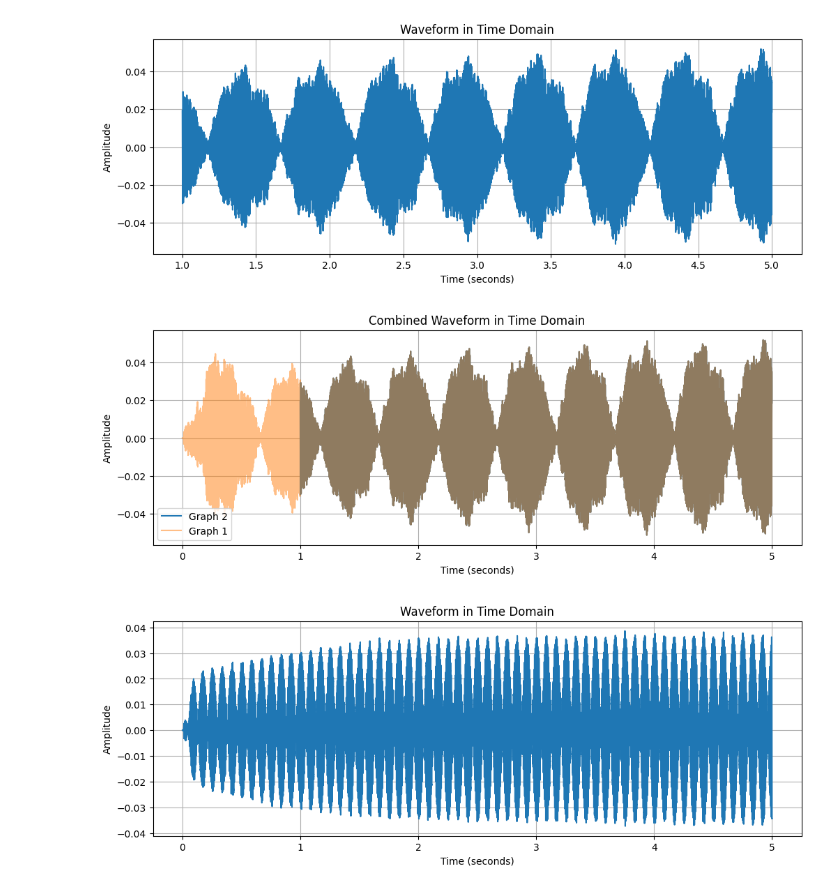
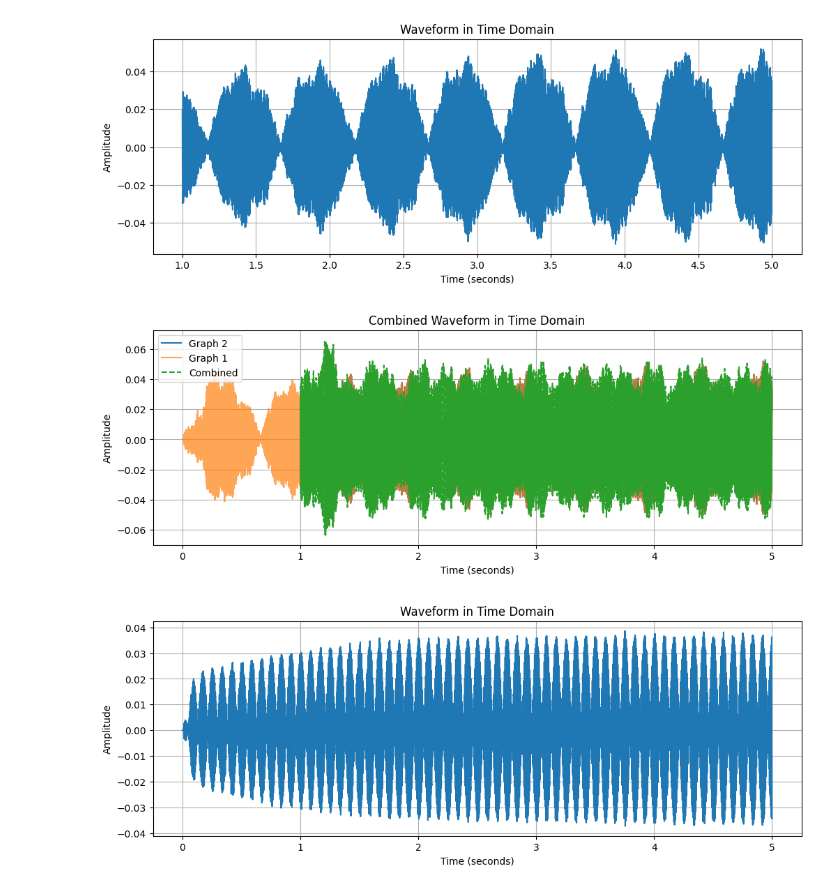
Before and after one commit to Gugo-le/wave-interference, a Jupyter notebook: physics.ipynb, the cells around one changed output. Drawn from its saved outputs; the diff is of its cells as text; code cells hidden in the pictures.

```diff
--- a/physics.ipynb
+++ b/physics.ipynb
@@ -89,61 +113,61 @@ import matplotlib.pyplot as plt
 from pydub import AudioSegment
 import soundfile as sf
 import io
-
-# 소리 파일 읽기 (첫 번째 파일)
-audio_path1 = '/content/sound/delta.m4a'
-audio1 = AudioSegment.from_file(audio_path1, format="m4a")
-
-# 5초까지의 데이터만 사용
-audio1 = audio1[:5000]
-
-# m4a 파일을 WAV로 변환
-wav_data1 = io.BytesIO()
-audio1.export(wav_data1, format="wav")
-wav_data1.seek(0)
-
-# WAV 파일 읽기
-audio_data1, sample_rate1 = sf.read(wav_data1)
-
-# FFT 적용
-fft_result1 = np.fft.fft(audio_data1)
-freqs1 = np.fft.fftfreq(len(fft_result1), 1/sample_rate1)
-
-# time 생성
-time1 = np.arange(0, len(audio_data1)) / sample_rate1
 
 # 소리 파일 읽기 (두 번째 파일)
 audio_path2 = '/content/sound/delta.m4a'
 audio2 = AudioSegment.from_file(audio_path2, format="m4a")
 
 # 1초에서 5초까지의 데이터만 사용
 start_time2 = 1  # 시작 시간 (초)
 end_time2 = 5    # 종료 시간 (초)
 audio2 = audio2[start_time2 * 1000:end_time2 * 1000]
 
 # m4a 파일을 WAV로 변환
 wav_data2 = io.BytesIO()
 audio2.export(wav_data2, format="wav")
 wav_data2.seek(0)
 
 # WAV 파일 읽기
 audio_data2, sample_rate2 = sf.read(wav_data2)
 
 # time 생성
 time2 = np.arange(0, len(audio_data2)) / sample_rate2 + start_time2
 
+# 소리 파일 읽기 (첫 번째 파일)
+audio_path1 = '/content/sound/delta.m4a'
+audio1 = AudioSegment.from_file(audio_path1, format="m4a")
+
+# 5초까지의 데이터만 사용
+audio1 = audio1[:5000]
+
+# m4a 파일을 WAV로 변환
+wav_data1 = io.BytesIO()
+audio1.export(wav_data1, format="wav")
+wav_data1.seek(0)
+
+# WAV 파일 읽기
+audio_data1, sample_rate1 = sf.read(wav_data1)
+
+# time 생성
+time1 = np.arange(0, len(audio_data1)) / sample_rate1
+
+# 두 파형을 반전하여 더하기
+combined_audio_data = audio_data1[:len(audio_data2)] + audio_data2[::-1]
+
 # 시간 도메인에서의 파형 시각화
 plt.figure(figsize=(12, 4))
 plt.plot(time2, audio_data2, label='Graph 2')
-plt.plot(time1, audio_data1[:len(time1)], label='Graph 1', alpha=0.5)  # audio_data1의 길이에 맞게 조정
+plt.plot(time1, audio_data1[:len(time1)], label='Graph 1', alpha=0.7)  # alpha는 투명도를 나타냅니다.
+plt.plot(time2, combined_audio_data, label='Combined', linestyle='dashed')
 plt.title('Combined Waveform in Time Domain')
 plt.xlabel('Time (seconds)')
 plt.ylabel('Amplitude')
 plt.grid(True)
 plt.legend()
 plt.show()
 # %% [output]
-[figure, old version]
+[figure, new version]
 # %%
 import numpy as np
 import matplotlib.pyplot as plt
```
Also changed, not shown: parts of 2 cells of this notebook.
